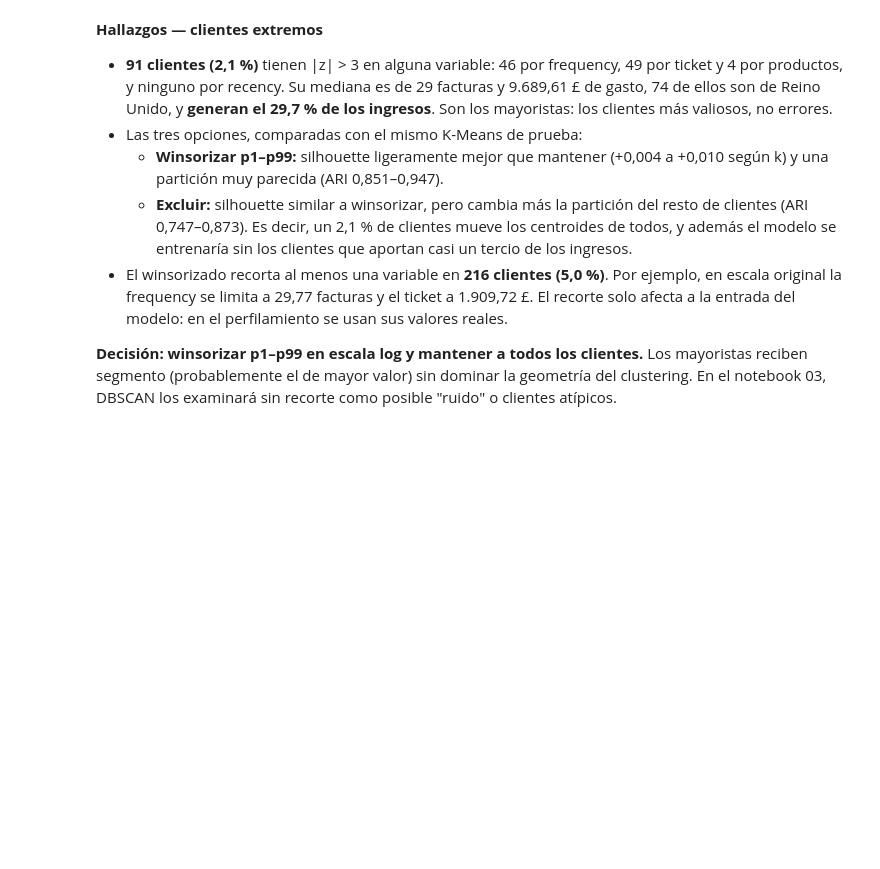
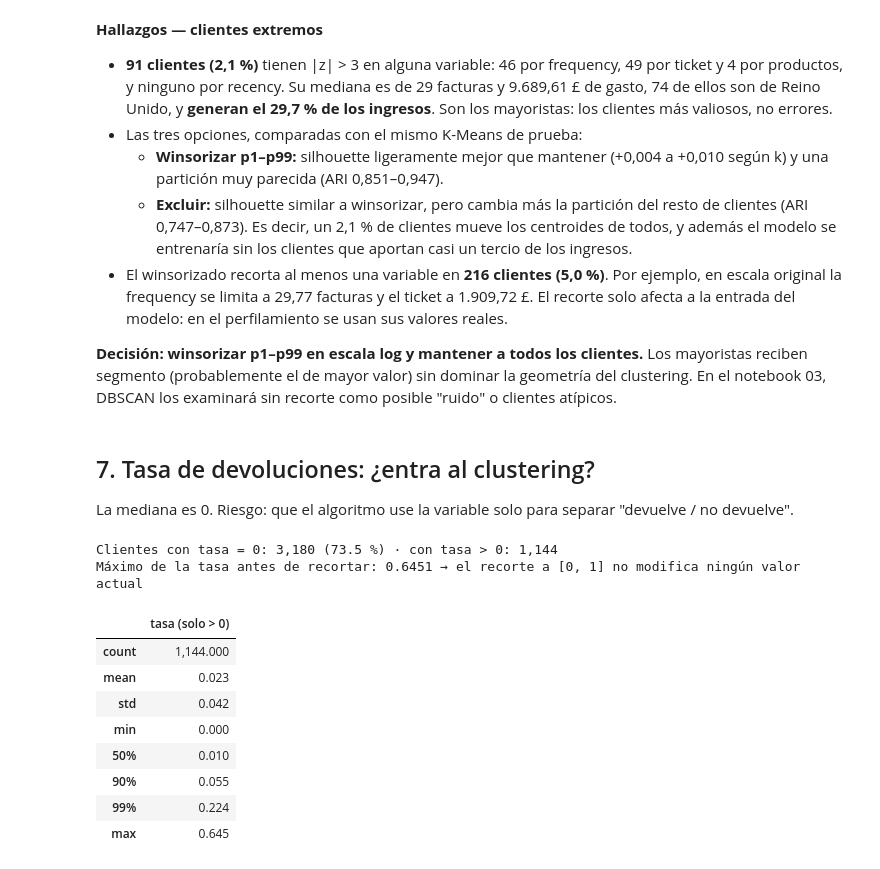
Before and after one commit to Andres766/proeyecto-mineria-de-datos, a Jupyter notebook: notebooks/02_features.ipynb, the cells around one changed output. Saved outputs shown, nothing was run; the diff lists cells and outputs as text; code cells hidden in the pictures; blank space fills up the shorter version.

```diff
--- a/notebooks/02_features.ipynb
+++ b/notebooks/02_features.ipynb
@@ -468,3 +468,26 @@ Clientes con al menos una variable recortada: 216 (5.0 %)
 **Decisión: winsorizar p1–p99 en escala log y mantener a todos los clientes.** Los mayoristas reciben segmento
 (probablemente el de mayor valor) sin dominar la geometría del clustering. En el notebook 03, DBSCAN los examinará
 sin recorte como posible "ruido" o clientes atípicos.
+# %% [markdown]
+## 7. Tasa de devoluciones: ¿entra al clustering?
+
+La mediana es 0. Riesgo: que el algoritmo use la variable solo para separar "devuelve / no devuelve".
+# %%
+tasa = clientes["tasa_devoluciones"]
+computables = devoluciones_computables(ventas, devoluciones)
+print(f"Clientes con tasa = 0: {(tasa == 0).sum():,} ({100 * (tasa == 0).mean():.1f} %) · con tasa > 0: {(tasa > 0).sum():,}")
+print(f"Máximo de la tasa antes de recortar: {(computables.groupby('CustomerID')['ImporteComputable'].sum() / ventas.groupby('CustomerID')['Importe'].sum()).max():.4f} "
+      f"→ el recorte a [0, 1] no modifica ningún valor actual")
+tasa[tasa > 0].describe(percentiles=[0.5, 0.9, 0.99]).to_frame("tasa (solo > 0)")
+# %% [output]
+Clientes con tasa = 0: 3,180 (73.5 %) · con tasa > 0: 1,144
+Máximo de la tasa antes de recortar: 0.6451 → el recorte a [0, 1] no modifica ningún valor actual
+|  | tasa (solo > 0) |
+| count | 1,144.000 |
+| mean | 0.023 |
+| std | 0.042 |
+| min | 0.000 |
+| 50% | 0.010 |
+| 90% | 0.055 |
+| 99% | 0.224 |
+| max | 0.645 |
```
Also changed, not shown: parts of 3 cells of this notebook.
